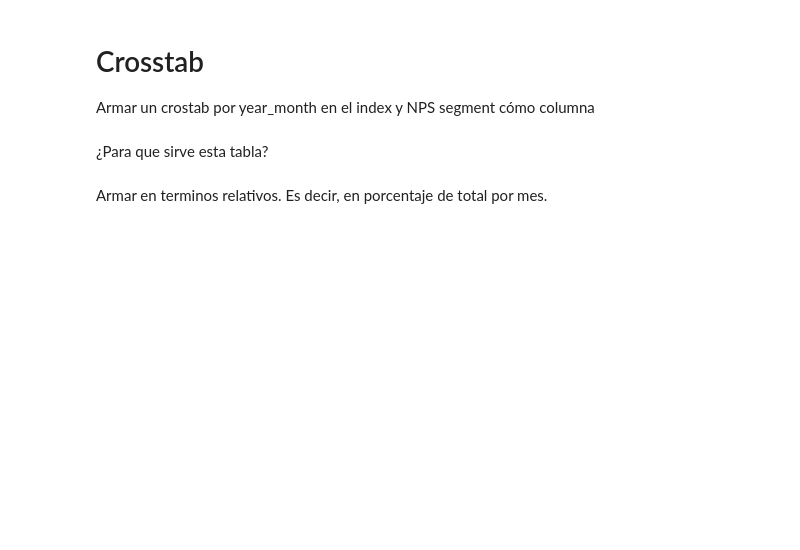
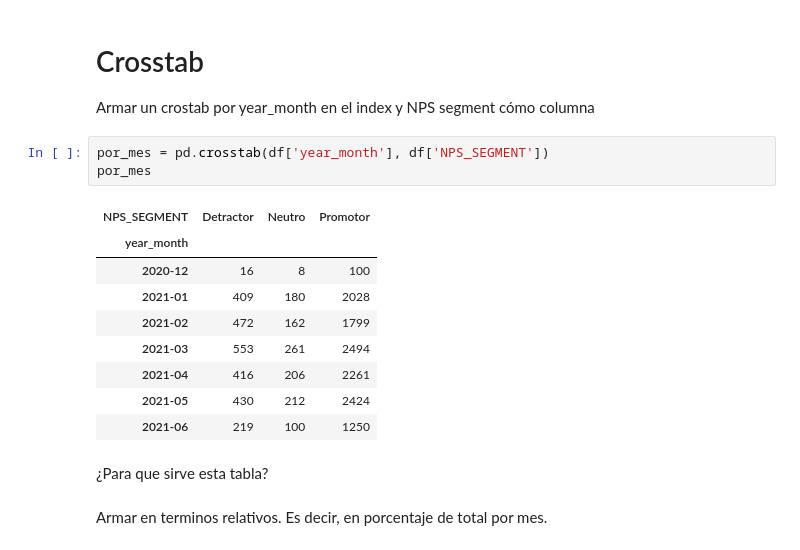
Before and after one commit to federicomoreno613/UCEMA, a Jupyter notebook: 05-viz/01_eda_nps_ejercicio.ipynb, the cells around one changed output. Drawn from its saved outputs; the diff is of its cells as text; blank space fills up the shorter version.

```diff
--- a/05-viz/01_eda_nps_ejercicio.ipynb
+++ b/05-viz/01_eda_nps_ejercicio.ipynb
@@ -332,6 +339,19 @@ plt.bar(x = cantidad_nps.NPS_SEGMENT , height= cantidad_nps.CIF_ID, color = pale
 # Crosstab
 
 Armar un crostab por year_month en el index y NPS segment cómo columna
+# %%
+por_mes = pd.crosstab(df['year_month'], df['NPS_SEGMENT'])
+por_mes
+# %% [output]
+| NPS_SEGMENT | Detractor | Neutro | Promotor |
+| year_month |  |  |  |
+| 2020-12 | 16 | 8 | 100 |
+| 2021-01 | 409 | 180 | 2028 |
+| 2021-02 | 472 | 162 | 1799 |
+| 2021-03 | 553 | 261 | 2494 |
+| 2021-04 | 416 | 206 | 2261 |
+| 2021-05 | 430 | 212 | 2424 |
+| 2021-06 | 219 | 100 | 1250 |
 # %% [markdown]
 ¿Para que sirve esta tabla?
 # %% [markdown]
```
Also changed, not shown: parts of 14 cells of this notebook.
